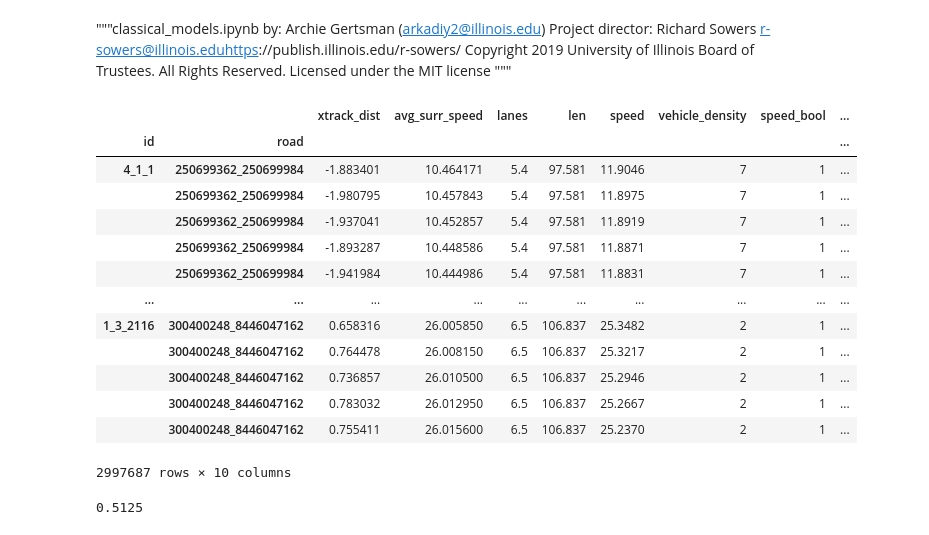
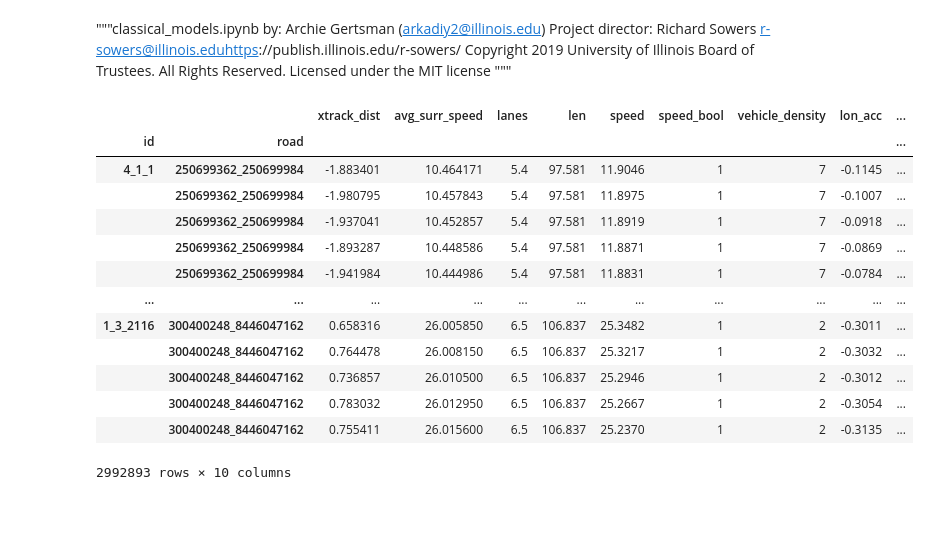
Before and after one commit to ArchieGertsman/GreekDrivers, a Jupyter notebook: ml/classical_model_with_voting.ipynb, the cells around one changed output. Cells and saved outputs as stored; diff of their text form; code cells hidden in the pictures.

```diff
--- a/ml/classical_model_with_voting.ipynb
+++ b/ml/classical_model_with_voting.ipynb
@@ -18,36 +20,39 @@ from sklearn.preprocessing import StandardScaler
 # %%
 df = pd.read_pickle('../data/block4_updated.pkl')
+
+df['speed_bool'] = (df.speed>0).astype(int)
 
 agg_dict={
     'xtrack_dist': ['std'],
     'avg_surr_speed': ['mean','std'],
     'lanes':['mean'],
     'len':['mean'],
     'speed':['mean','std'],
+    'speed_bool': ['mean'],
     'vehicle_density': ['mean'],
-    'speed_bool': ['sum'],
-    'acc_edge': ['mean','std'],
-    'acc_per_edge': ['mean','std']
+    'lon_acc': ['mean','std'],
+    'lat_acc': ['mean','std']
 }
-df['speed_bool'] = (df['speed']>0).astype(int)
+
 df = df[list(agg_dict.keys()) + ['type']]
 df.index = [df.index.map(lambda idx: f'{idx[0]}_{idx[1]}'),
             df.index.get_level_values(2)]
 df.index.names = ['id','road']
 
+df = df.groupby(['id','road']).filter(lambda grp: len(grp) >= 50)
 df
 # %% [output]
-|  |  | xtrack_dist | avg_surr_speed | lanes | len | speed | vehicle_density | speed_bool | ... |
-| id | road |  |  |  |  |  |  |  | ... |
-| 4_1_1 | 250699362_250699984 | -1.883401 | 10.464171 | 5.4 | 97.581 | 11.9046 | 7 | 1 | ... |
-|  | 250699362_250699984 | -1.980795 | 10.457843 | 5.4 | 97.581 | 11.8975 | 7 | 1 | ... |
-|  | 250699362_250699984 | -1.937041 | 10.452857 | 5.4 | 97.581 | 11.8919 | 7 | 1 | ... |
-|  | 250699362_250699984 | -1.893287 | 10.448586 | 5.4 | 97.581 | 11.8871 | 7 | 1 | ... |
-|  | 250699362_250699984 | -1.941984 | 10.444986 | 5.4 | 97.581 | 11.8831 | 7 | 1 | ... |
-| ... | ... | ... | ... | ... | ... | ... | ... | ... | ... |
-| 1_3_2116 | 300400248_8446047162 | 0.658316 | 26.005850 | 6.5 | 106.837 | 25.3482 | 2 | 1 | ... |
-|  | 300400248_8446047162 | 0.764478 | 26.008150 | 6.5 | 106.837 | 25.3217 | 2 | 1 | ... |
-|  | 300400248_8446047162 | 0.736857 | 26.010500 | 6.5 | 106.837 | 25.2946 | 2 | 1 | ... |
-|  | 300400248_8446047162 | 0.783032 | 26.012950 | 6.5 | 106.837 | 25.2667 | 2 | 1 | ... |
-|  | 300400248_8446047162 | 0.755411 | 26.015600 | 6.5 | 106.837 | 25.2370 | 2 | 1 | ... |
+|  |  | xtrack_dist | avg_surr_speed | lanes | len | speed | speed_bool | vehicle_density | lon_acc | ... |
+| id | road |  |  |  |  |  |  |  |  | ... |
+| 4_1_1 | 250699362_250699984 | -1.883401 | 10.464171 | 5.4 | 97.581 | 11.9046 | 1 | 7 | -0.1145 | ... |
+|  | 250699362_250699984 | -1.980795 | 10.457843 | 5.4 | 97.581 | 11.8975 | 1 | 7 | -0.1007 | ... |
+|  | 250699362_250699984 | -1.937041 | 10.452857 | 5.4 | 97.581 | 11.8919 | 1 | 7 | -0.0918 | ... |
+|  | 250699362_250699984 | -1.893287 | 10.448586 | 5.4 | 97.581 | 11.8871 | 1 | 7 | -0.0869 | ... |
+|  | 250699362_250699984 | -1.941984 | 10.444986 | 5.4 | 97.581 | 11.8831 | 1 | 7 | -0.0784 | ... |
+| ... | ... | ... | ... | ... | ... | ... | ... | ... | ... | ... |
+| 1_3_2116 | 300400248_8446047162 | 0.658316 | 26.005850 | 6.5 | 106.837 | 25.3482 | 1 | 2 | -0.3011 | ... |
+|  | 300400248_8446047162 | 0.764478 | 26.008150 | 6.5 | 106.837 | 25.3217 | 1 | 2 | -0.3032 | ... |
+|  | 300400248_8446047162 | 0.736857 | 26.010500 | 6.5 | 106.837 | 25.2946 | 1 | 2 | -0.3012 | ... |
+|  | 300400248_8446047162 | 0.783032 | 26.012950 | 6.5 | 106.837 | 25.2667 | 1 | 2 | -0.3054 | ... |
+|  | 300400248_8446047162 | 0.755411 | 26.015600 | 6.5 | 106.837 | 25.2370 | 1 | 2 | -0.3135 | ... |
-2997687 rows × 10 columns
+2992893 rows × 10 columns
@@ -69,12 +58,0 @@ df_car_1.loc[df_car_1.reset_index(['road'],drop = True).index.isin(df_index.samp
-# %%
-df_agg = downsample(df, 100, 0.3, agg_dict)
-df_agg = df_agg[0.75< df_agg.speed_bool_sum]
-df_agg = df_agg[list(set(df_agg.columns) - set(['speed_bool_sum']))]
-(X_train,y_train), (X_test,y_test) = train_test_split_vehicles(df_agg, 200)
-
-model = Pipeline([('scaler', StandardScaler()), ('gbm', GradientBoostingClassifier())])
-model.fit(X_train, y_train)
-
-accuracy(model, X_test, y_test)
-# %% [output]
-0.5125
```
Also changed, not shown: parts of 11 cells of this notebook.
